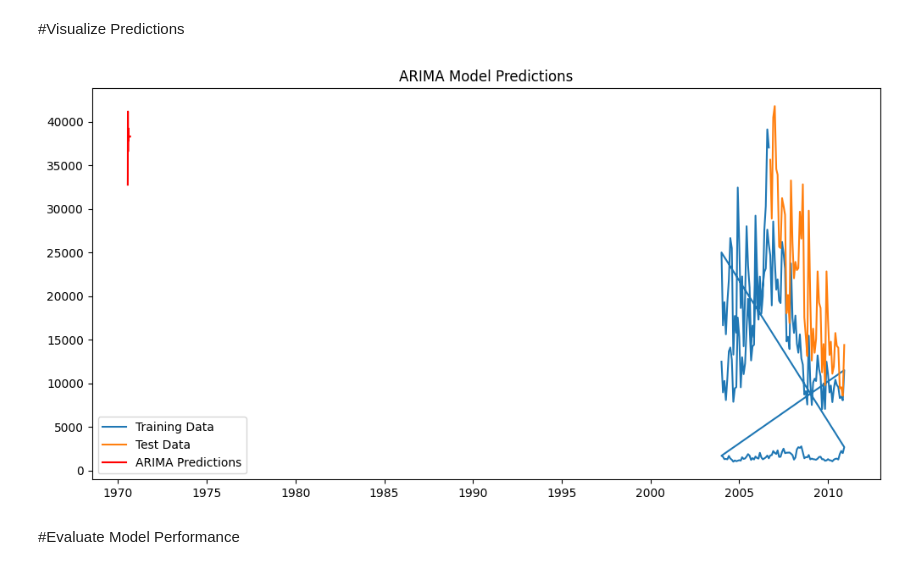
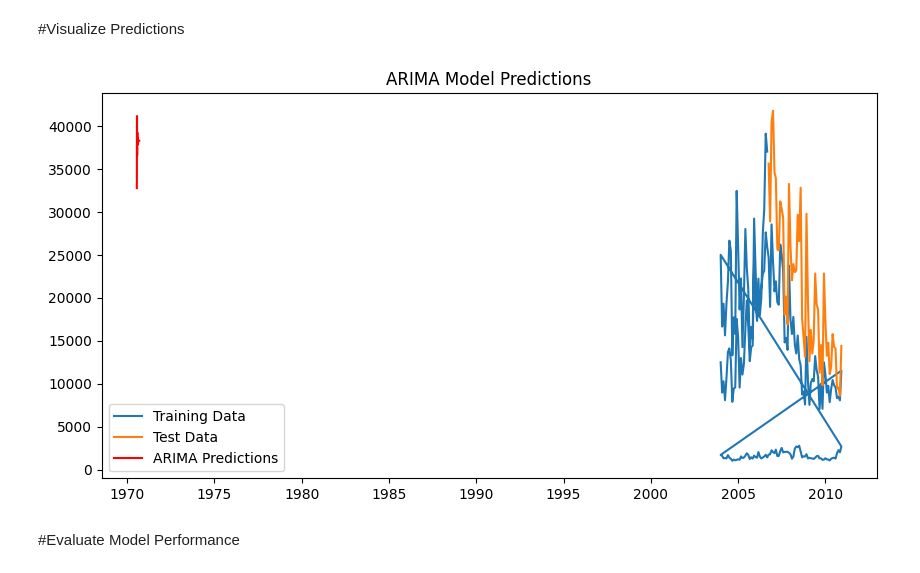
Before and after one commit to MandiraBanerjee2001/Mandira2001, a Jupyter notebook: Time_Series_Dataset.ipynb, the cells around one changed output. Saved outputs shown, nothing was run; the diff lists cells and outputs as text; code cells hidden in the pictures.

```diff
--- a/Time_Series_Dataset.ipynb
+++ b/Time_Series_Dataset.ipynb
@@ -108,7 +108,10 @@ from statsmodels.tsa.seasonal import seasonal_decompose
 # %% [markdown]
 #Load Time Series Data
 # %%
+# Replace 'your_data.csv' with the actual file or data source
+data = pd.read_csv('baggagecomplaints.csv')
 
+# Assuming you have a timestamp column, convert it to datetime format
 data['Date'] = pd.to_datetime(data['Date'])
 data.set_index('Date', inplace=True)
 # %% [markdown]
@@ -281,7 +285,7 @@ best_order = None
 
 for p, d, q in itertools.product(p_values, d_values, q_values):
     try:
-        model = ARIMA(data['Baggage'], order=(p, d, q))
+        model = ARIMA(data['value'], order=(p, d, q))
         results = model.fit()
         aic = results.aic
 
@@ -329,15 +323,15 @@ predictions = results.predict(start=start, end=end, typ='levels').rename("ARIMA
 # %% [markdown]
 #Visualize Predictions
 # %%
-plt.figure(figsize=(12, 6))
+plt.figure(figsize=(10, 5))
 plt.plot(train['Baggage'], label='Training Data')
 plt.plot(test['Baggage'], label='Test Data')
 plt.plot(predictions, label='ARIMA Predictions', color='red')
 plt.legend()
 plt.title('ARIMA Model Predictions')
 plt.show()
 # %% [output]
-[figure, old version]
+[figure, new version]
 # %% [markdown]
 #Evaluate Model Performance
 # %%
```
Also changed, not shown: parts of 16 cells of this notebook.
